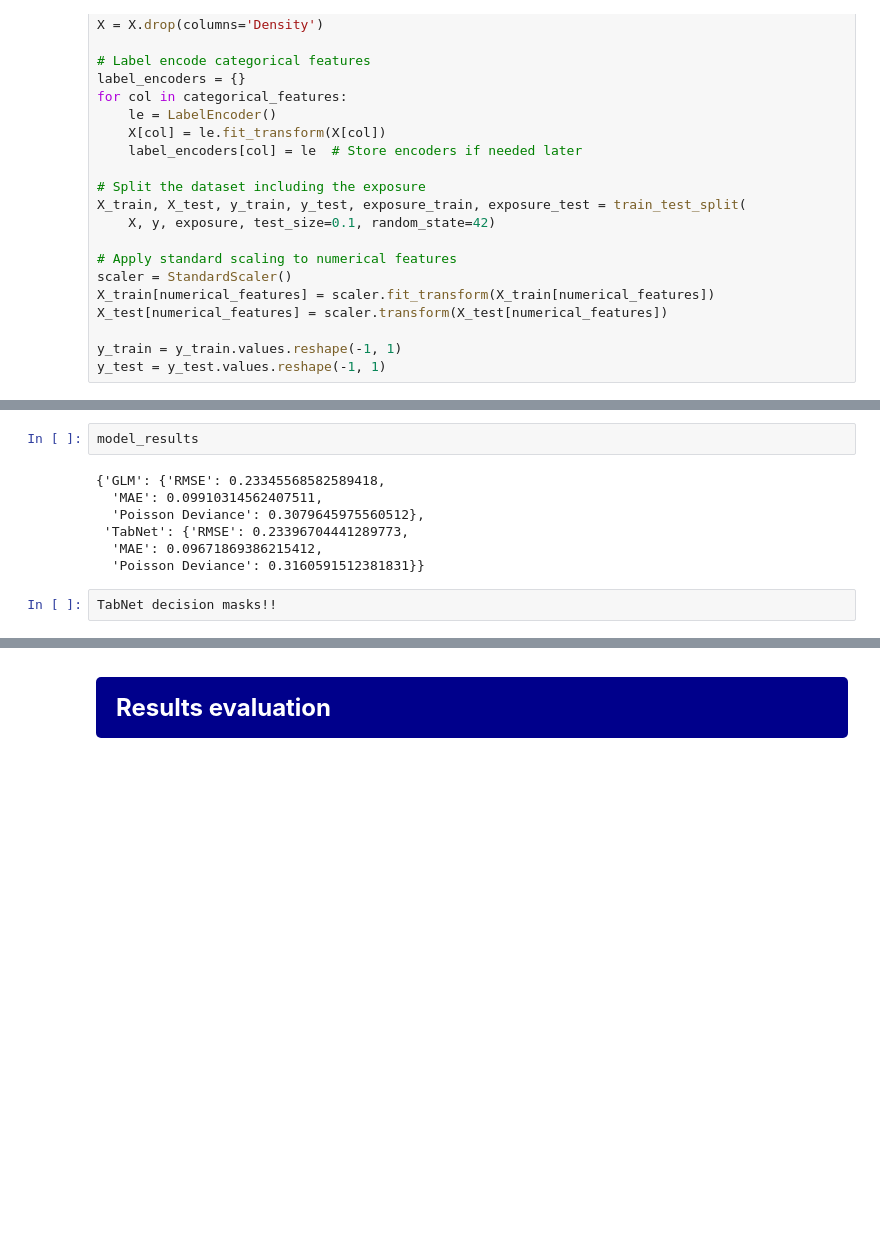
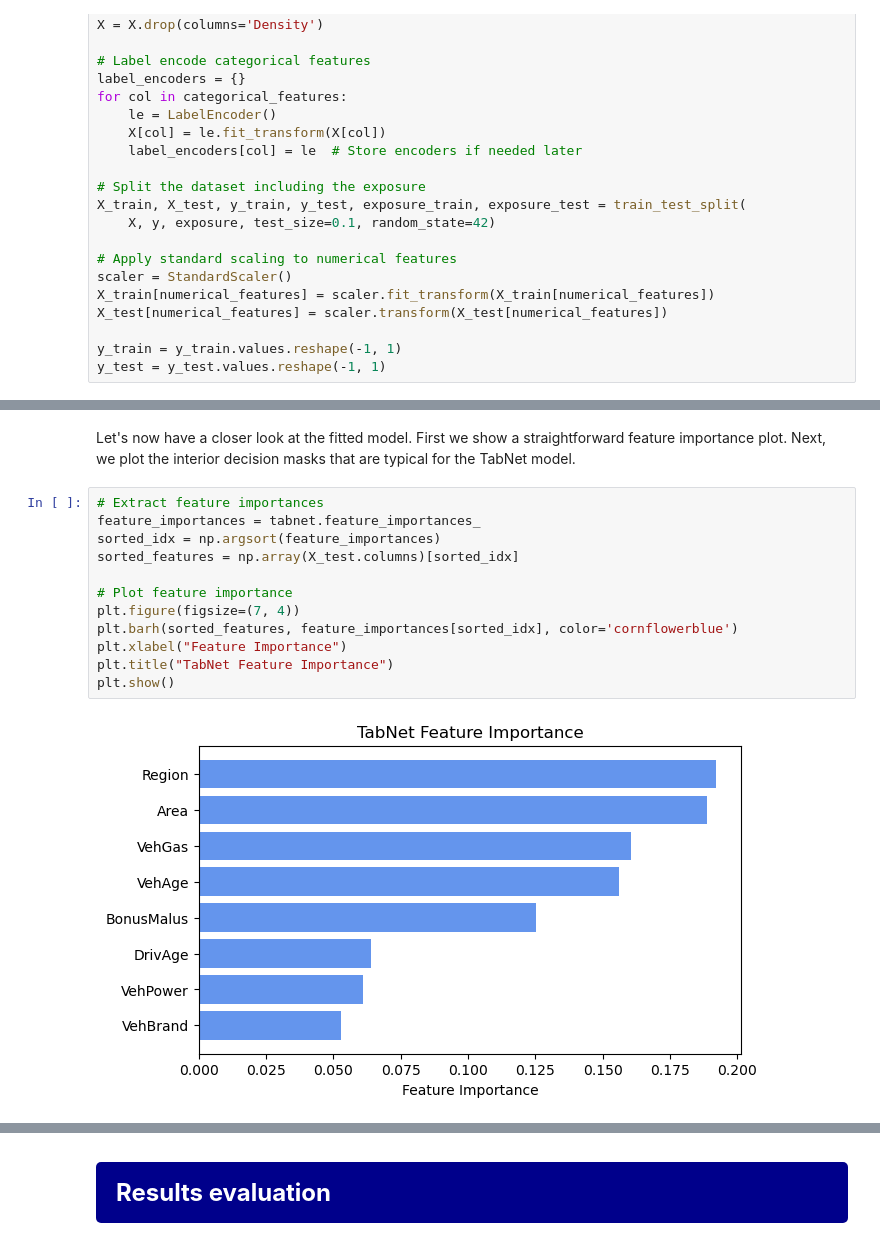
Before and after one commit to bart-custers/DL_for_Actuaries, a Jupyter notebook: notebooks/DL_for_Actuaries.ipynb, the cells around one changed output, grey strips where cells are left out. Saved outputs shown, nothing was run; the diff lists cells and outputs as text; blank space fills up the shorter version.

```diff
--- a/notebooks/DL_for_Actuaries.ipynb
+++ b/notebooks/DL_for_Actuaries.ipynb
@@ -839,11 +766,16 @@ double_lift_chart("GLM", "TabNet", y_test, glm_preds_test, tabnet_preds_test, ex
-# %%
-model_results
-# %% [output]
-{'GLM': {'RMSE': 0.23345568582589418,
-  'MAE': 0.09910314562407511,
-  'Poisson Deviance': 0.3079645975560512},
- 'TabNet': {'RMSE': 0.23396704441289773,
-  'MAE': 0.09671869386215412,
-  'Poisson Deviance': 0.3160591512381831}}
-# %%
-TabNet decision masks!!
+# %% [markdown]
+Let's now have a closer look at the fitted model. First we show a straightforward feature importance plot. Next, we plot the interior decision masks that are typical for the TabNet model.
+# %%
+# Extract feature importances
+feature_importances = tabnet.feature_importances_
+sorted_idx = np.argsort(feature_importances)
+sorted_features = np.array(X_test.columns)[sorted_idx]
+
+# Plot feature importance
+plt.figure(figsize=(7, 4))
+plt.barh(sorted_features, feature_importances[sorted_idx], color='cornflowerblue')
+plt.xlabel("Feature Importance")
+plt.title("TabNet Feature Importance")
+plt.show()
+# %% [output]
+[figure, added]
```
Also changed, not shown: parts of 18 cells of this notebook, 2 other files.
